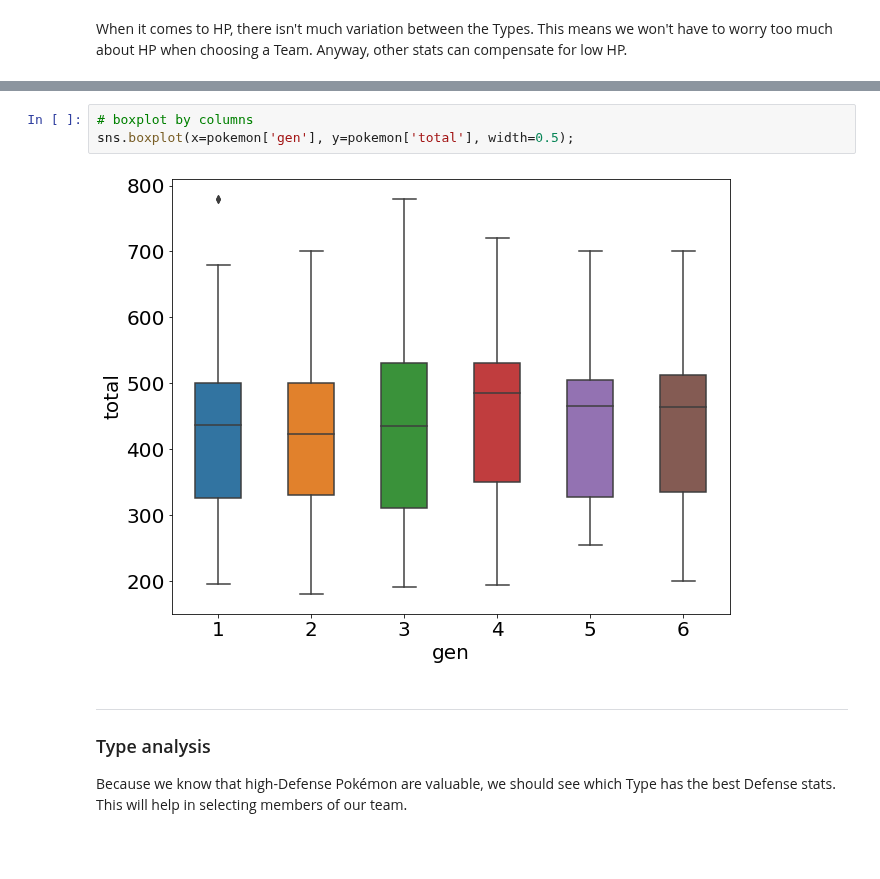
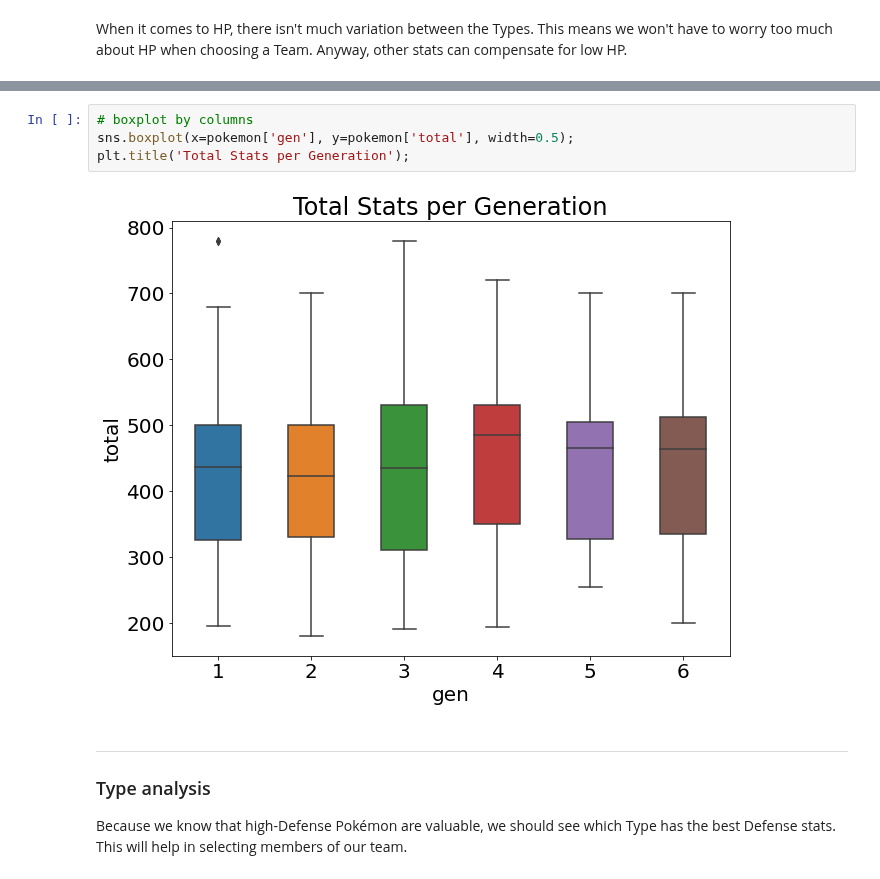
Before and after one commit to TurnipGuy30/Jupyter, a Jupyter notebook: Assignment/Data Analysis.ipynb, the cells around one changed output, grey strips where cells are left out. Cells and saved outputs as stored; diff of their text form; blank space fills up the shorter version.

```diff
--- a/Assignment/Data Analysis.ipynb
+++ b/Assignment/Data Analysis.ipynb
@@ -263,8 +273,9 @@ It could be assumed that Pokémon from different Generations would have similar
 # %%
 # boxplot by columns
 sns.boxplot(x=pokemon['gen'], y=pokemon['total'], width=0.5);
+plt.title('Total Stats per Generation');
 # %% [output]
-[figure, old version]
+[figure, new version]
 # %% [markdown]
 ---
 
```
Also changed, not shown: parts of 35 cells of this notebook.
